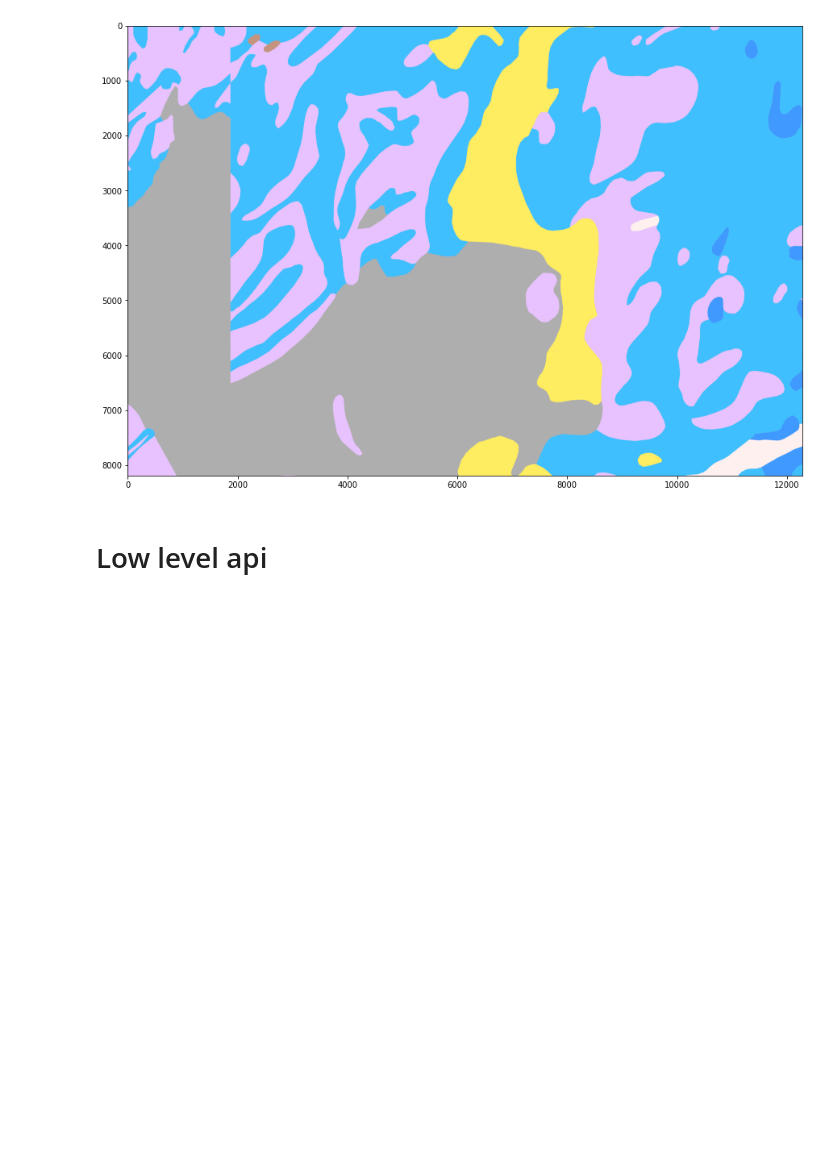
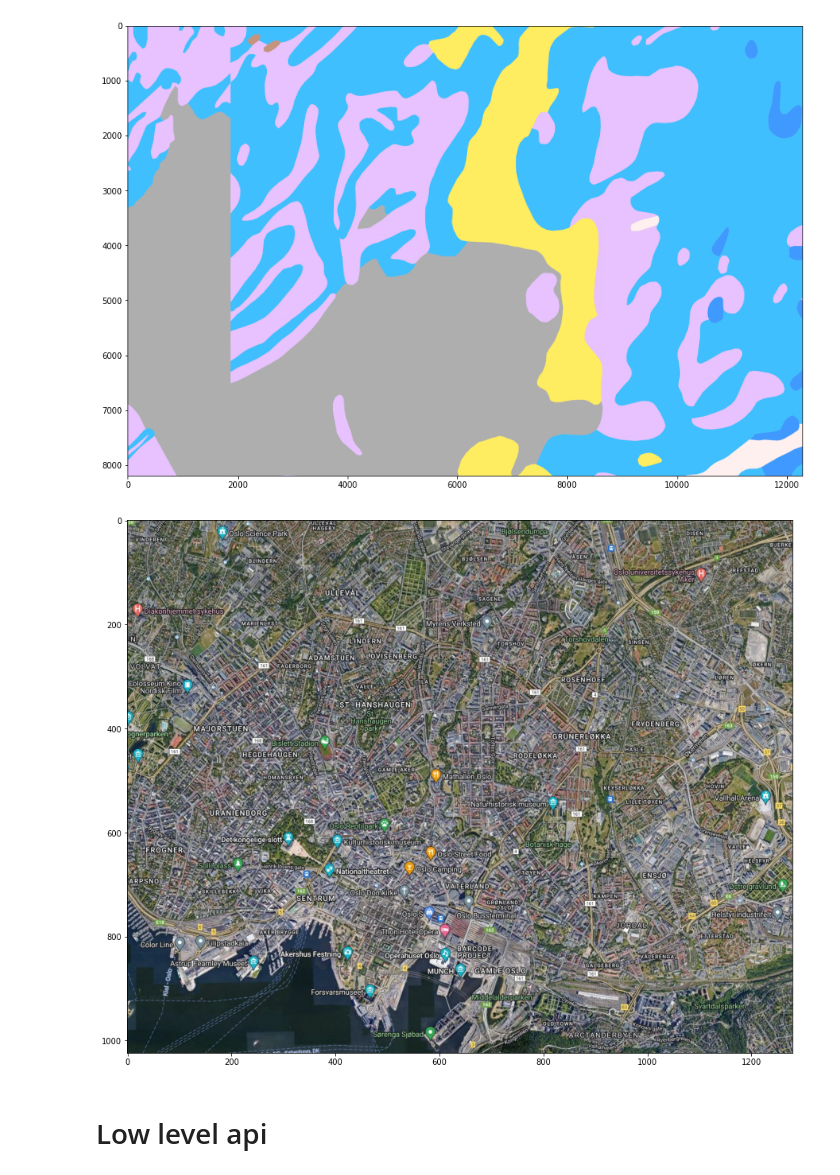
Before and after one commit to emerald-geomodelling/terrainy, a Jupyter notebook: docs/Example usage.ipynb, the cells around one changed output. Cells and saved outputs as stored; diff of their text form; code cells hidden in the pictures; blank space fills up the shorter version.

```diff
--- a/docs/Example usage.ipynb
+++ b/docs/Example usage.ipynb
@@ -105,6 +105,14 @@ plt.show()
 [figure]
 # %%
 terrainy.export(data_dict_img, "small_image.tif")
+# %%
+data_dict_img = terrainy.download(df, "gm_hybrid", 10)
+# %%
+plt.figure(figsize=(15, 15))
+plt.imshow(np.transpose(data_dict_img["array"], (1, 2, 0)))
+plt.show()
+# %% [output]
+[figure, added]
 # %% [markdown]
 # Low level api
 # %%
```
Also changed, not shown: 3 other files.
